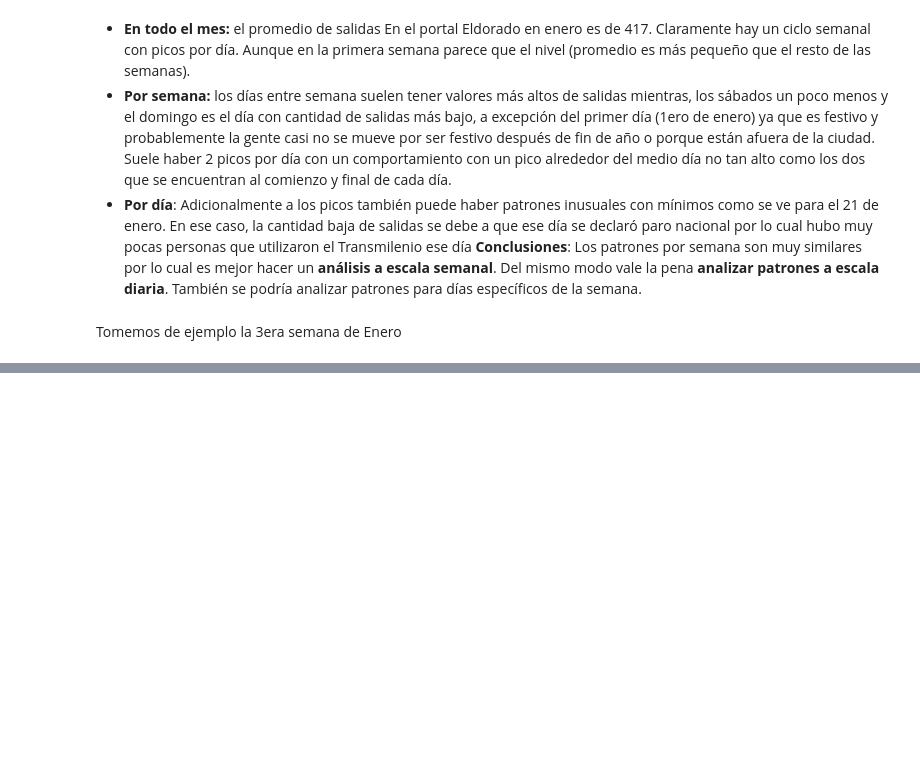
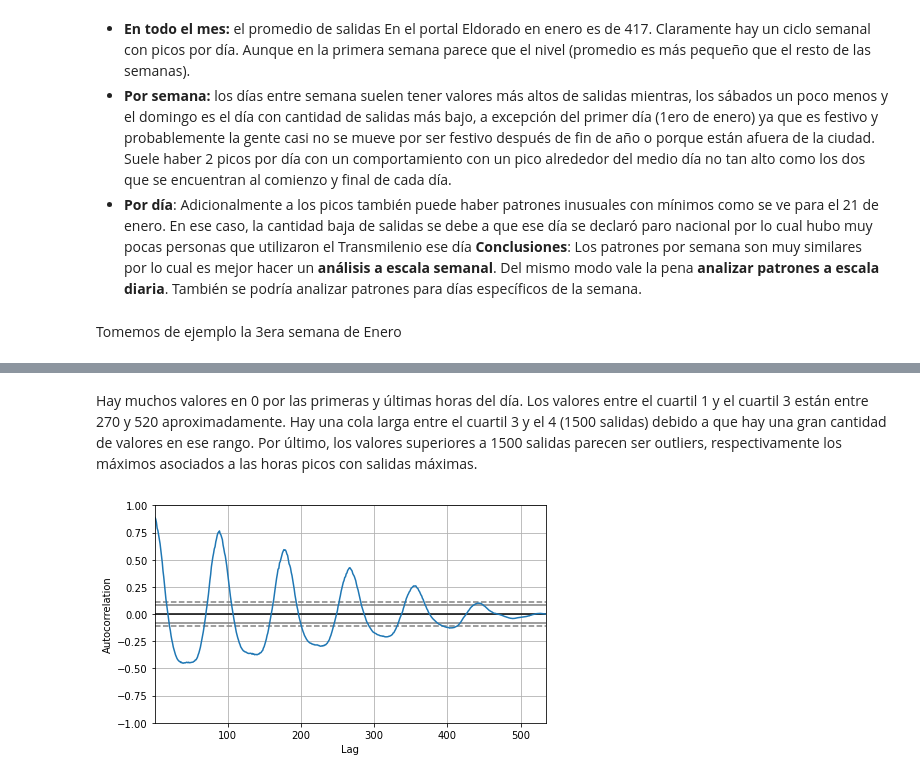
Before and after one commit to juanksRuiz/Transmilenio_DATA, a Jupyter notebook: Analisis de salidas estacion TM enero a abril 2020.ipynb, the cells around one changed output, grey strips where cells are left out. Cells and saved outputs as stored; diff of their text form; code cells hidden in the pictures; blank space fills up the shorter version.

```diff
--- a/Analisis de salidas estacion TM enero a abril 2020.ipynb
+++ b/Analisis de salidas estacion TM enero a abril 2020.ipynb
@@ -423,0 +453,8 @@ plt.title("Cantidad de salidas totales entre el los días "+str(d1) + " y "+str(
+# %% [markdown]
+Hay muchos valores en 0 por las primeras y últimas horas del día. Los valores entre el cuartil 1 y el cuartil 3 están entre 270 y 520 aproximadamente. Hay una cola larga entre el cuartil 3 y el 4 (1500 salidas) debido a que hay una gran cantidad de valores en ese rango. Por último, los valores superiores a 1500 salidas parecen ser outliers, respectivamente los máximos asociados a las horas picos con salidas máximas.
+# %%
+plt.figure(figsize=(7,4));
+autocorrelation_plot(salidas);
+plt.grid(True);
+# %% [output]
+[figure, added]
```
Also changed, not shown: parts of 12 cells of this notebook.
